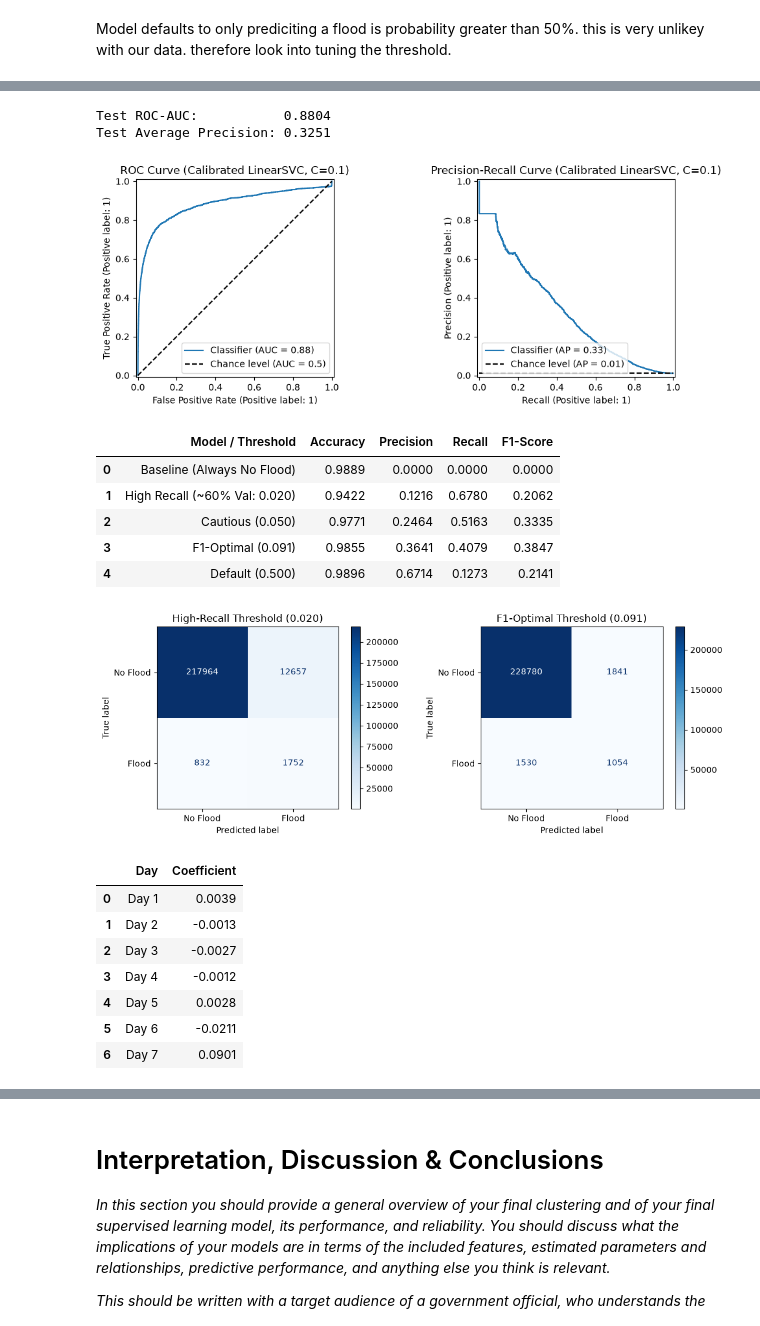
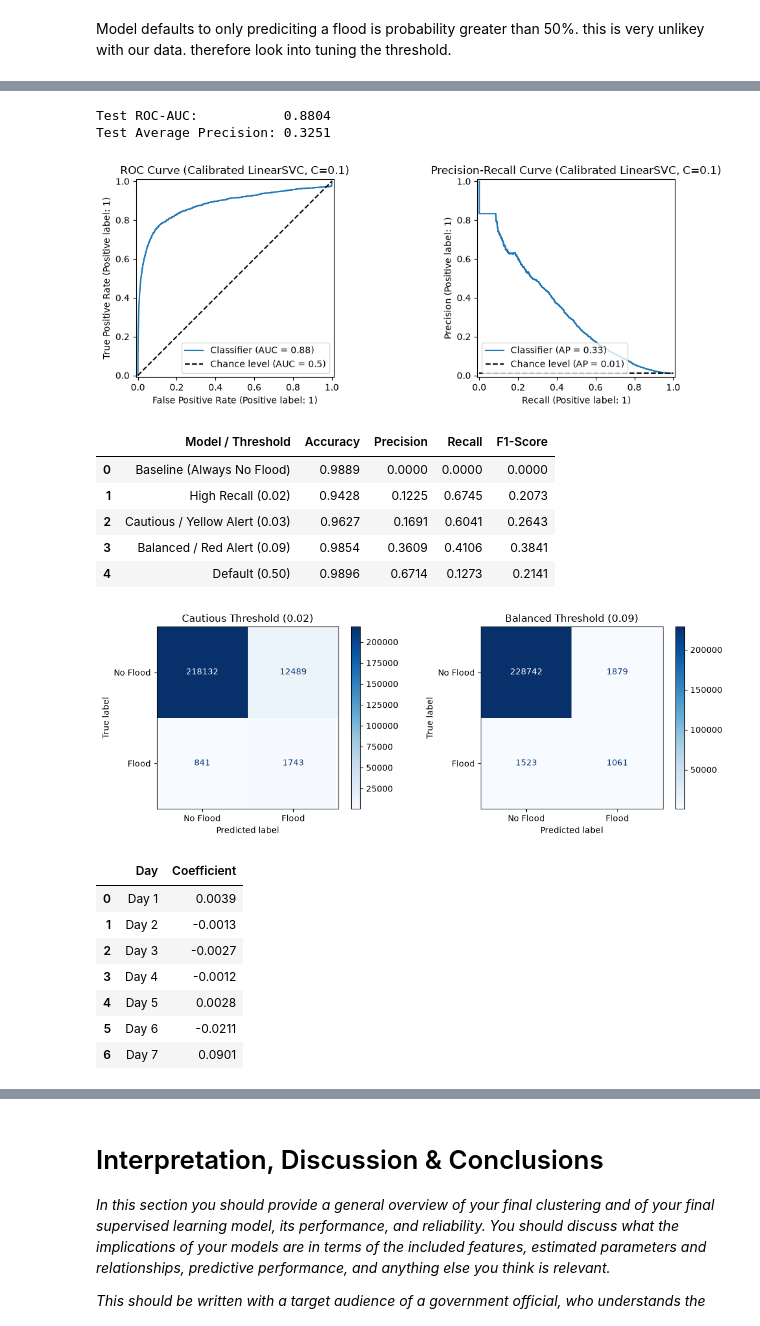
Before and after one commit to EmmaSC05/MLP-Group-Project, a Jupyter notebook: project-Alice1.ipynb, the cells around one changed output, grey strips where cells are left out. Saved outputs shown, nothing was run; the diff lists cells and outputs as text; code cells hidden in the pictures.

```diff
--- a/project-Alice1.ipynb
+++ b/project-Alice1.ipynb
@@ -384,15 +374,24 @@ Our best threshold is actually 9.14%. So the model will predcit a flood if it is
 # %%
-# 1. Fit the Group Baseline ("Always No Flood") using DummyClassifier
+# Refit the final calibrated model on ALL training data (X_train_z, y_train)
+final_svc = CalibratedClassifierCV(
+    LinearSVC(C=0.1, random_state=1, max_iter=5000),
+    method="sigmoid",
+    cv=3,
+    ensemble=False
+)
+final_svc.fit(X_train_z, y_train)
+
+# Baseline ("Always No Flood")
 baseline = DummyClassifier(strategy="constant", constant=0)
 baseline.fit(X_train_z, y_train)
 y_pred_base = baseline.predict(X_test_z)
 
-# 2. Predict flood probabilities on the untouched test set
+# Predict flood probabilities on the test set
 y_probs = final_svc.predict_proba(X_test_z)[:, 1]
 print(f"Test ROC-AUC:           {roc_auc_score(y_test, y_probs):.4f}")
 print(f"Test Average Precision: {average_precision_score(y_test, y_probs):.4f}")
 
-# 3. Plot ROC Curve and Precision-Recall Curve side-by-side
+# Plot ROC Curve and Precision-Recall Curve
 fig, axes = plt.subplots(1, 2, figsize=(11, 4))
 RocCurveDisplay.from_predictions(y_test, y_probs, plot_chance_level=True, ax=axes[0])
 axes[0].set_title("ROC Curve (Calibrated LinearSVC, C=0.1)")
@@ -402,7 +401,7 @@ axes[1].set_title("Precision-Recall Curve (Calibrated LinearSVC, C=0.1)")
 plt.tight_layout()
 plt.show()
 
-# 4. Compare Baseline vs. Candidate Probability Thresholds on Test Set
+# Compare Baseline vs. Candidate Thresholds on Test Set
 rows = [{
     "Model / Threshold": "Baseline (Always No Flood)",
     "Accuracy": accuracy_score(y_test, y_pred_base),
@@ -412,10 +411,10 @@ rows = [{
 }]
 
 for name, t in [
-    (f"High Recall (~60% Val: {recall60_thresh:.3f})", recall60_thresh),
-    ("Cautious (0.050)", 0.05),
-    (f"F1-Optimal ({best_f1_thresh:.3f})", best_f1_thresh),
-    ("Default (0.500)", 0.50),
+    ("High Recall (0.02)", 0.02),
+    ("Cautious / Yellow Alert (0.03)", 0.03),
+    ("Balanced / Red Alert (0.09)", 0.09),
+    ("Default (0.50)", 0.50),
 ]:
     preds = (y_probs >= t).astype(int)
     rows.append({
@@ -428,46 +427,46 @@ for name, t in [
 
 display(pd.DataFrame(rows).round(4))
 
-# 5. Plot Confusion Matrices side-by-side (High-Recall vs F1-Optimal)
+# Plot Confusion Matrices side-by-side (0.03 vs 0.09)
 fig, axes = plt.subplots(1, 2, figsize=(11, 4))
 ConfusionMatrixDisplay.from_predictions(
-    y_test, (y_probs >= recall60_thresh).astype(int),
+    y_test, (y_probs >= 0.02).astype(int),
     display_labels=["No Flood", "Flood"], cmap="Blues", ax=axes[0]
 )
-axes[0].set_title(f"High-Recall Threshold ({recall60_thresh:.3f})")
+axes[0].set_title("Cautious Threshold (0.02)")
 
 ConfusionMatrixDisplay.from_predictions(
-    y_test, (y_probs >= best_f1_thresh).astype(int),
+    y_test, (y_probs >= 0.09).astype(int),
     display_labels=["No Flood", "Flood"], cmap="Blues", ax=axes[1]
 )
-axes[1].set_title(f"F1-Optimal Threshold ({best_f1_thresh:.3f})")
+axes[1].set_title("Balanced Threshold (0.09)")
 plt.tight_layout()
 plt.show()
 
-# 6. Plot the 7 Feature Coefficients (matching Week 7 Workshop Exercise 10b)
+# Plot the 7 Feature Coefficients (matching Week 7 Workshop Exercise 10b)
 weights = final_svc.calibrated_classifiers_[0].estimator.coef_[0]
 coef_df = pd.DataFrame({"Day": X_train_z.columns, "Coefficient": weights})
 display(coef_df.round(4))
 
 plt.figure(figsize=(7, 4))
 plt.bar(coef_df["Day"], coef_df["Coefficient"])
 plt.axhline(0, color="black", linewidth=0.8)
 plt.title("LinearSVC Feature Coefficients (Days 1–7)")
 plt.xlabel("Feature")
 plt.ylabel("Coefficient Value")
 plt.grid(axis="y")
 plt.show()
 # %% [output]
 Test ROC-AUC:           0.8804
 Test Average Precision: 0.3251
 [figure]
 |  | Model / Threshold | Accuracy | Precision | Recall | F1-Score |
 | 0 | Baseline (Always No Flood) | 0.9889 | 0.0000 | 0.0000 | 0.0000 |
-| 1 | High Recall (~60% Val: 0.020) | 0.9422 | 0.1216 | 0.6780 | 0.2062 |
-| 2 | Cautious (0.050) | 0.9771 | 0.2464 | 0.5163 | 0.3335 |
-| 3 | F1-Optimal (0.091) | 0.9855 | 0.3641 | 0.4079 | 0.3847 |
-| 4 | Default (0.500) | 0.9896 | 0.6714 | 0.1273 | 0.2141 |
+| 1 | High Recall (0.02) | 0.9428 | 0.1225 | 0.6745 | 0.2073 |
+| 2 | Cautious / Yellow Alert (0.03) | 0.9627 | 0.1691 | 0.6041 | 0.2643 |
+| 3 | Balanced / Red Alert (0.09) | 0.9854 | 0.3609 | 0.4106 | 0.3841 |
+| 4 | Default (0.50) | 0.9896 | 0.6714 | 0.1273 | 0.2141 |
-[figure, old version]
+[figure, new version]
 |  | Day | Coefficient |
 | 0 | Day 1 | 0.0039 |
 | 1 | Day 2 | -0.0013 |
```
Also changed, not shown: parts of 4 cells of this notebook.
